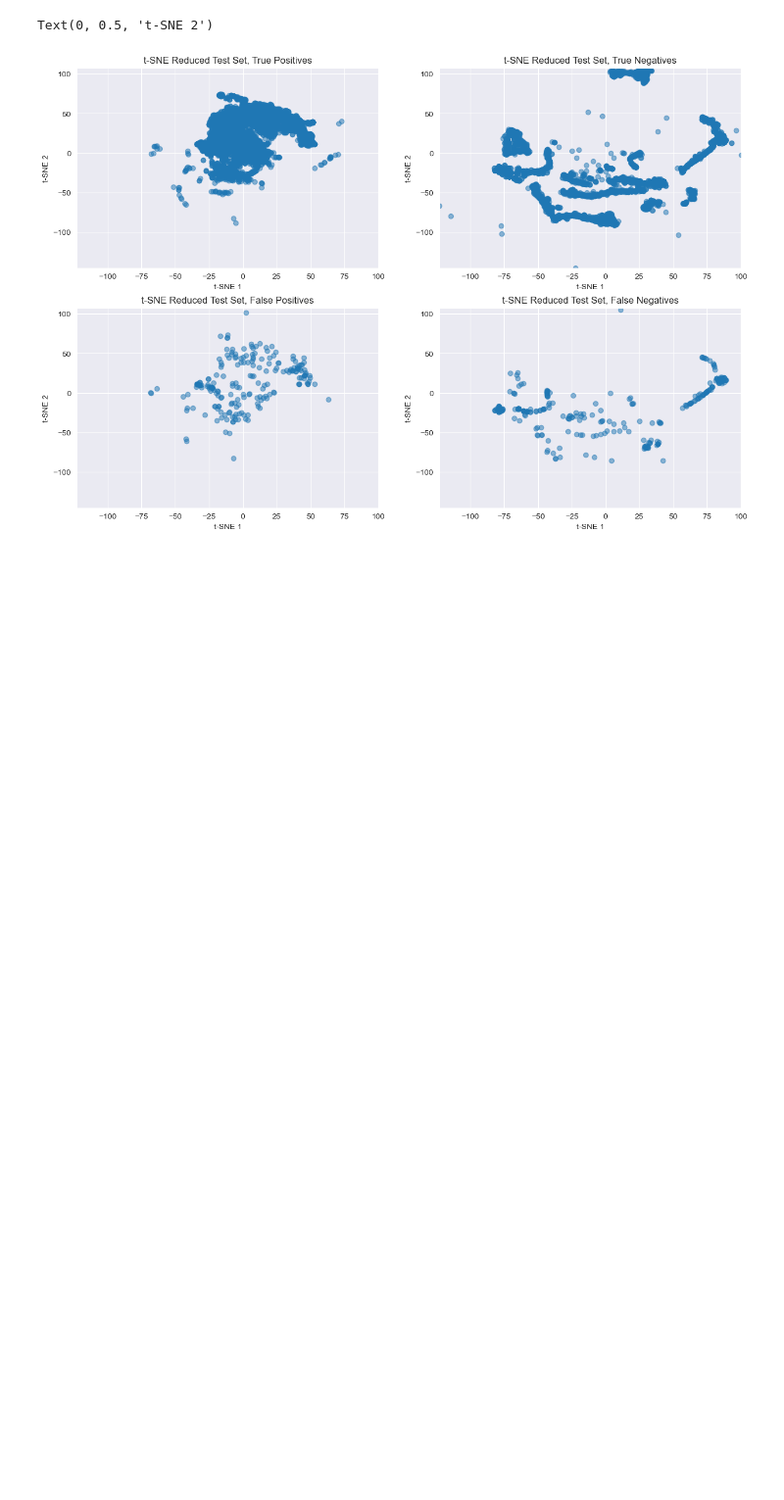
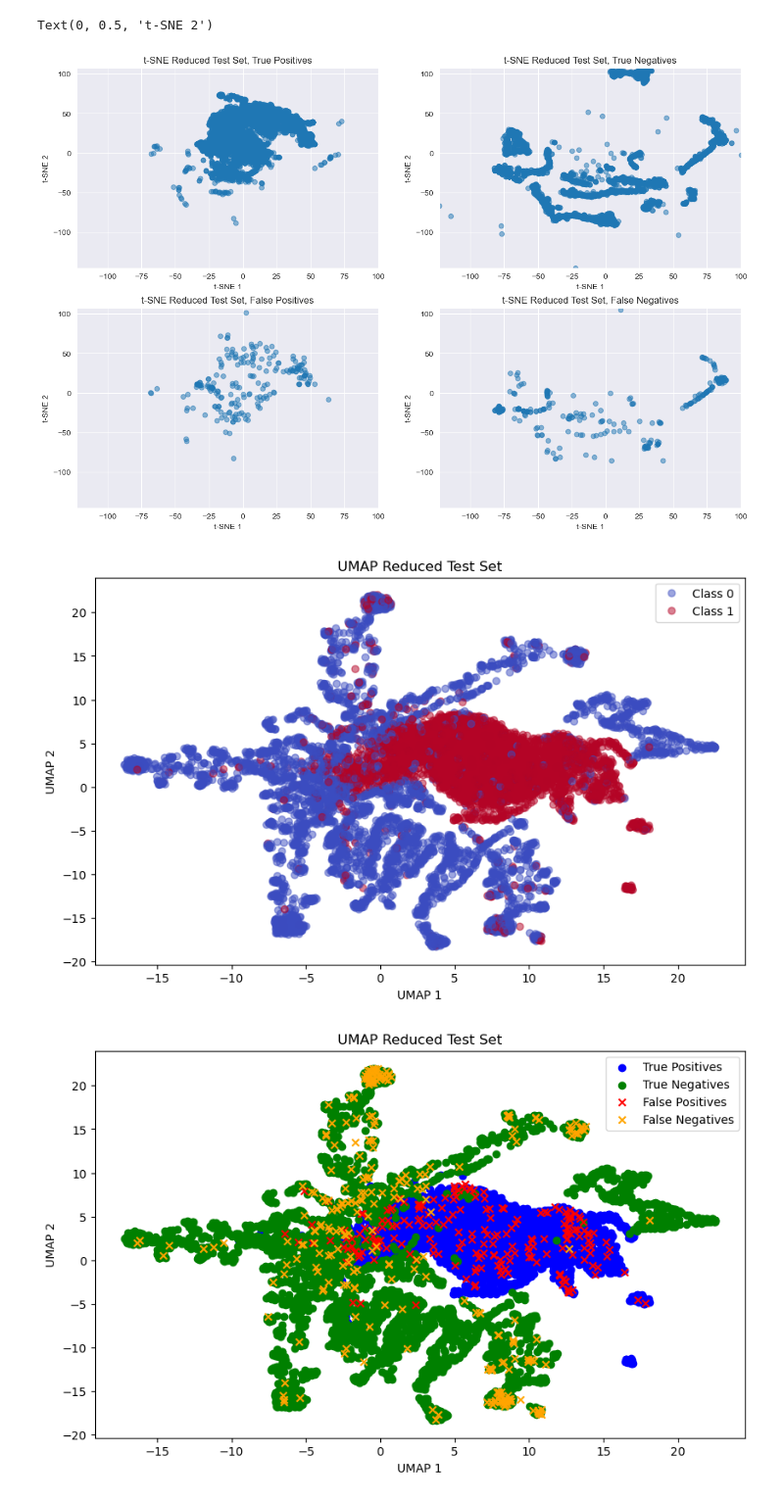
Before and after one commit to gijsdesmit/XAI_project, a Jupyter notebook: XAI_data_quality_investigation.ipynb, the cells around one changed output. Shown at 98% size. Cells and saved outputs as stored; diff of their text form; code cells hidden in the pictures; blank space fills up the shorter version.

```diff
--- a/XAI_data_quality_investigation.ipynb
+++ b/XAI_data_quality_investigation.ipynb
@@ -183,8 +182,8 @@ from sklearn.metrics import accuracy_score, f1_score, confusion_matrix
 from sklearn.model_selection import train_test_split
 from sklearn.svm import SVC
 
-X = df_balanced.iloc[:, :-1].values
-y = df_balanced.iloc[:, -1].values
+X = x_balanced.iloc[:, :-1].values
+y = x_balanced.iloc[:, -1].values
 
 print(X.shape, y.shape)
 
@@ -301,0 +306,73 @@ Text(0, 0.5, 't-SNE 2')
+# %%
+# Import UMAP
+import umap
+
+# Apply UMAP on the test set
+umap_model = umap.UMAP(n_neighbors=20, min_dist=0.9)
+x_test_umap = umap_model.fit_transform(X_test)
+x_test_umap = pd.DataFrame(x_test_umap, columns=['UMAP1', 'UMAP2'])
+x_test_umap['Control'] = y_test
+# %%
+# Plot the UMAP reduced dataset
+plt.figure(figsize=(10, 6))
+scatter = plt.scatter(x_test_umap['UMAP1'], x_test_umap['UMAP2'], c=x_test_umap['Control'], cmap='coolwarm', alpha=0.5)
+plt.xlabel('UMAP 1')
+plt.ylabel('UMAP 2')
+plt.title('UMAP Reduced Test Set')
+plt.legend(handles=scatter.legend_elements()[0], labels=['Class 0', 'Class 1'])
+plt.show()
+
+# Create a scatter plot with custom color map and markers for UMAP
+plt.figure(figsize=(10, 6))
+for idx, (marker, label) in enumerate(zip(markers, ['True Positives', 'True Negatives', 'False Positives', 'False Negatives'])):
+    plt.scatter(x_test_umap['UMAP1'][z_test == idx], x_test_umap['UMAP2'][z_test == idx], c=cmap.colors[idx], marker=marker, alpha=1, label=label)
+
+plt.xlabel('UMAP 1')
+plt.ylabel('UMAP 2')
+plt.title('UMAP Reduced Test Set')
+plt.legend()
+plt.show()
+
+# Create 1 plot with 4 subplots, one for each type FN, FP, TN, TP using UMAP
+fig, ax = plt.subplots(2, 2, figsize=(15, 10))
+
+xlims_umap = (x_test_umap['UMAP1'].min(), x_test_umap['UMAP1'].max())
+ylims_umap = (x_test_umap['UMAP2'].min(), x_test_umap['UMAP2'].max())
+
+# Plot the UMAP reduced dataset for True Positives
+scatter = ax[0, 0].scatter(x_test_umap[z_test == 0]['UMAP1'], x_test_umap[z_test == 0]['UMAP2'], alpha=0.5)
+ax[0, 0].set_xlim(xlims_umap)
+ax[0, 0].set_ylim(ylims_umap)
+ax[0, 0].set_title('UMAP Reduced Test Set, True Positives')
+ax[0, 0].set_xlabel('UMAP 1')
+ax[0, 0].set_ylabel('UMAP 2')
+
+
+# Plot the UMAP reduced dataset for True Negatives
+scatter = ax[0, 1].scatter(x_test_umap[z_test == 1]['UMAP1'], x_test_umap[z_test == 1]['UMAP2'], alpha=0.5)
+ax[0, 1].set_xlim(xlims_umap)
+ax[0, 1].set_ylim(ylims_umap)
+ax[0, 1].set_title('UMAP Reduced Test Set, True Negatives')
+ax[0, 1].set_xlabel('UMAP 1')
+ax[0, 1].set_ylabel('UMAP 2')
+
+# Plot the UMAP reduced dataset for False Positives
+scatter = ax[1, 0].scatter(x_test_umap[z_test == 2]['UMAP1'], x_test_umap[z_test == 2]['UMAP2'], alpha=0.5)
+ax[1, 0].set_xlim(xlims_umap)
+ax[1, 0].set_ylim(ylims_umap)
+ax[1, 0].set_title('UMAP Reduced Test Set, False Positives')
+ax[1, 0].set_xlabel('UMAP 1')
+ax[1, 0].set_ylabel('UMAP 2')
+
+# Plot the UMAP reduced dataset for False Negatives
+scatter = ax[1, 1].scatter(x_test_umap[z_test == 3]['UMAP1'], x_test_umap[z_test == 3]['UMAP2'], alpha=0.5)
+ax[1, 1].set_xlim(xlims_umap)
+ax[1, 1].set_ylim(ylims_umap)
+ax[1, 1].set_title('UMAP Reduced Test Set, False Negatives')
+ax[1, 1].set_xlabel('UMAP 1')
+ax[1, 1].set_ylabel('UMAP 2')
+
+plt.show()
+# %% [output]
+[figure, added]
+[figure, added]
```
Also changed, not shown: parts of 13 cells of this notebook, 1 other file.
